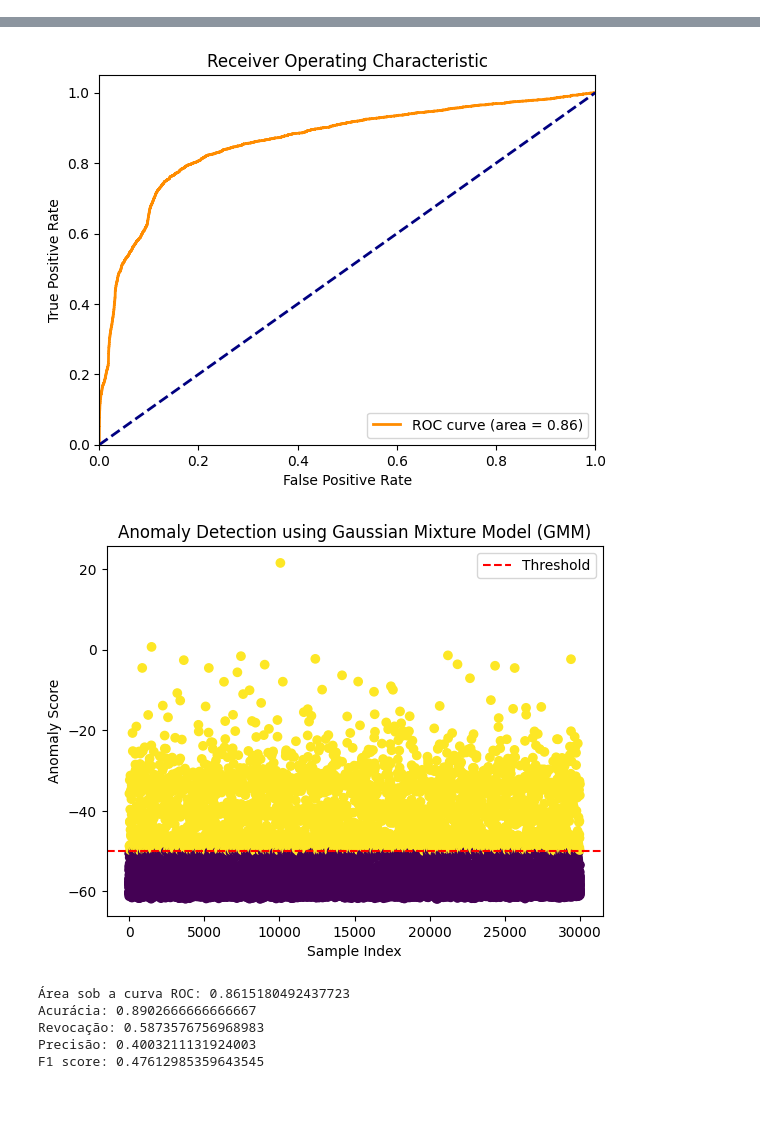
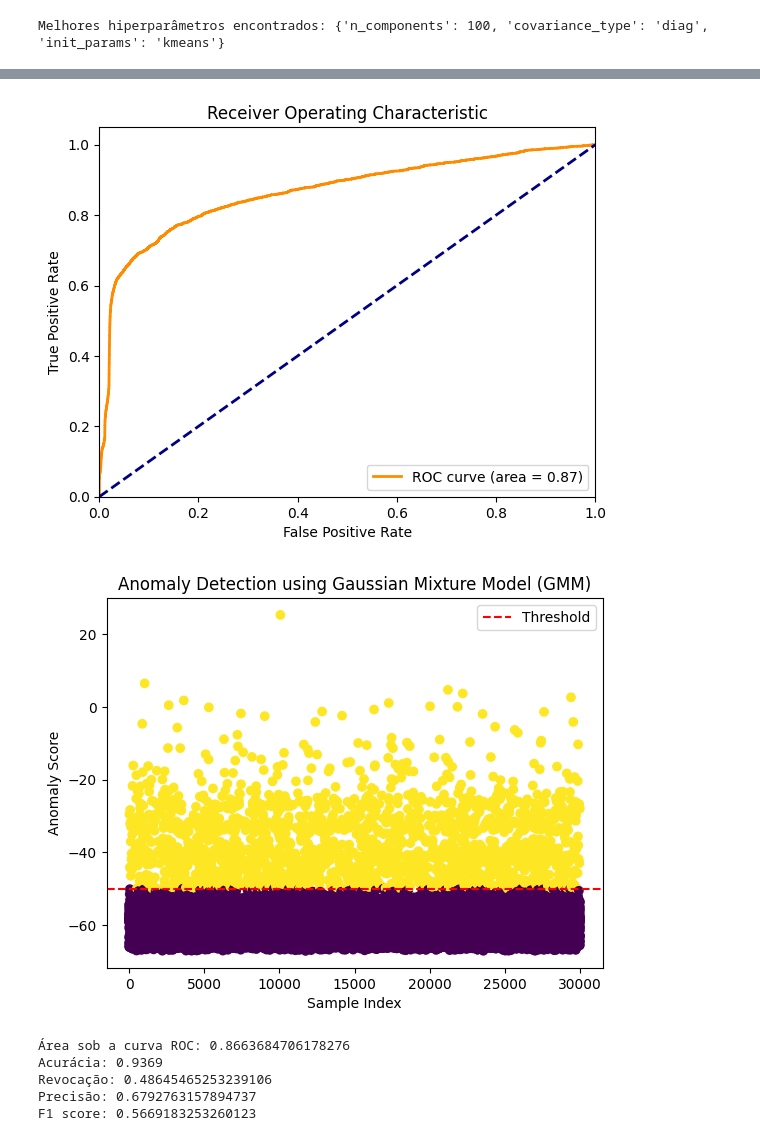
Before and after one commit to Diego397/Machine-Learning-Project, a Jupyter notebook: [CK0255]_Trabalho_Final_GMM.ipynb, the cells around one changed output, grey strips where cells are left out. Drawn from its saved outputs; the diff is of its cells as text; code cells hidden in the pictures; blank space fills up the shorter version.

```diff
--- a/[CK0255]_Trabalho_Final_GMM.ipynb
+++ b/[CK0255]_Trabalho_Final_GMM.ipynb
@@ -32,7 +33,32 @@ scaler.fit(X_train_encoded)
 X_train_scaled = scaler.transform(X_train_encoded)
 X_test_scaled = scaler.transform(X_test_encoded)
 
-gmm = GaussianMixture(n_components=50, random_state=42, covariance_type='full')
+X_validation, _ = train_test_split(X_train_scaled, test_size=0.7, random_state=42)
+
+# Função objetivo para otimização bayesiana
+def objective_gmm(trial):
+    n_components = trial.suggest_int('n_components', 2, 100)
+    covariance_type = trial.suggest_categorical('covariance_type', ['full', 'tied', 'diag', 'spherical'])
+    init_params = trial.suggest_categorical('init_params', ['kmeans', 'k-means++', 'random', 'random_from_data'])
+
+    gmm = GaussianMixture(n_components=n_components, covariance_type=covariance_type, init_params=init_params)
+    gmm.fit(X_validation)
+
+    # Calcula a métrica (por exemplo, AIC) - altere conforme necessário
+    metric = gmm.aic(X_validation)  # Você pode usar outras métricas como BIC, log-likelihood, etc.
+
+    return metric
+
+# Executa a otimização bayesiana com Optuna
+study = optuna.create_study(direction='minimize')  # Se estiver maximizando, use 'maximize'
+study.optimize(objective_gmm, n_trials=100)  # Número de tentativas
+
+# Obtém os melhores hiperparâmetros encontrados
+best_params = study.best_params
+print("Melhores hiperparâmetros encontrados:", best_params)
+
+gmm = GaussianMixture(n_components=best_params['n_components'], random_state=42, covariance_type=best_params['covariance_type'], init_params=best_params['init_params'])
+# gmm = GaussianMixture(n_components=100, random_state=42, covariance_type='diag', init_params='kmeans')
 gmm.fit(X_train_scaled)
 
 test_scores = gmm.score_samples(X_test_scaled)
@@ -77,0 +121 @@ print(f"Acurácia: {accuracy} \nRevocação: {recall} \nPrecisão: {precision} \
+Melhores hiperparâmetros encontrados: {'n_components': 100, 'covariance_type': 'diag', 'init_params': 'kmeans'}
@@ -79,7 +123,7 @@ print(f"Acurácia: {accuracy} \nRevocação: {recall} \nPrecisão: {precision} \
-[figure, old version]
+[figure, new version]
-[figure, old version]
+[figure, new version]
-Área sob a curva ROC: 0.8615180492437723
-Acurácia: 0.8902666666666667
-Revocação: 0.5873576756968983
-Precisão: 0.4003211131924003
-F1 score: 0.47612985359643545
+Área sob a curva ROC: 0.8663684706178276
+Acurácia: 0.9369
+Revocação: 0.48645465253239106
+Precisão: 0.6792763157894737
+F1 score: 0.5669183253260123
```
Also changed, not shown: parts of 2 cells of this notebook, 6 other files.
